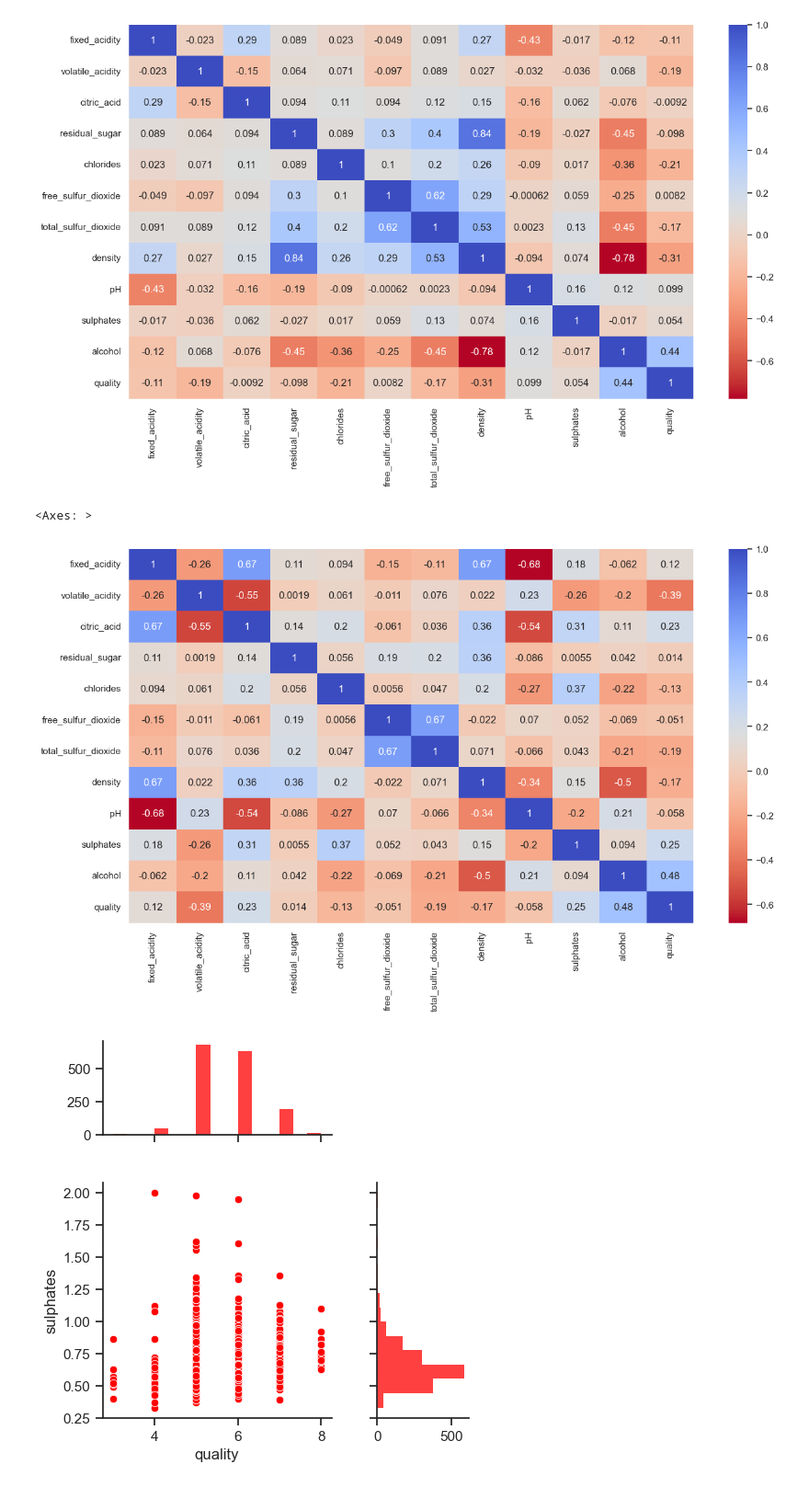
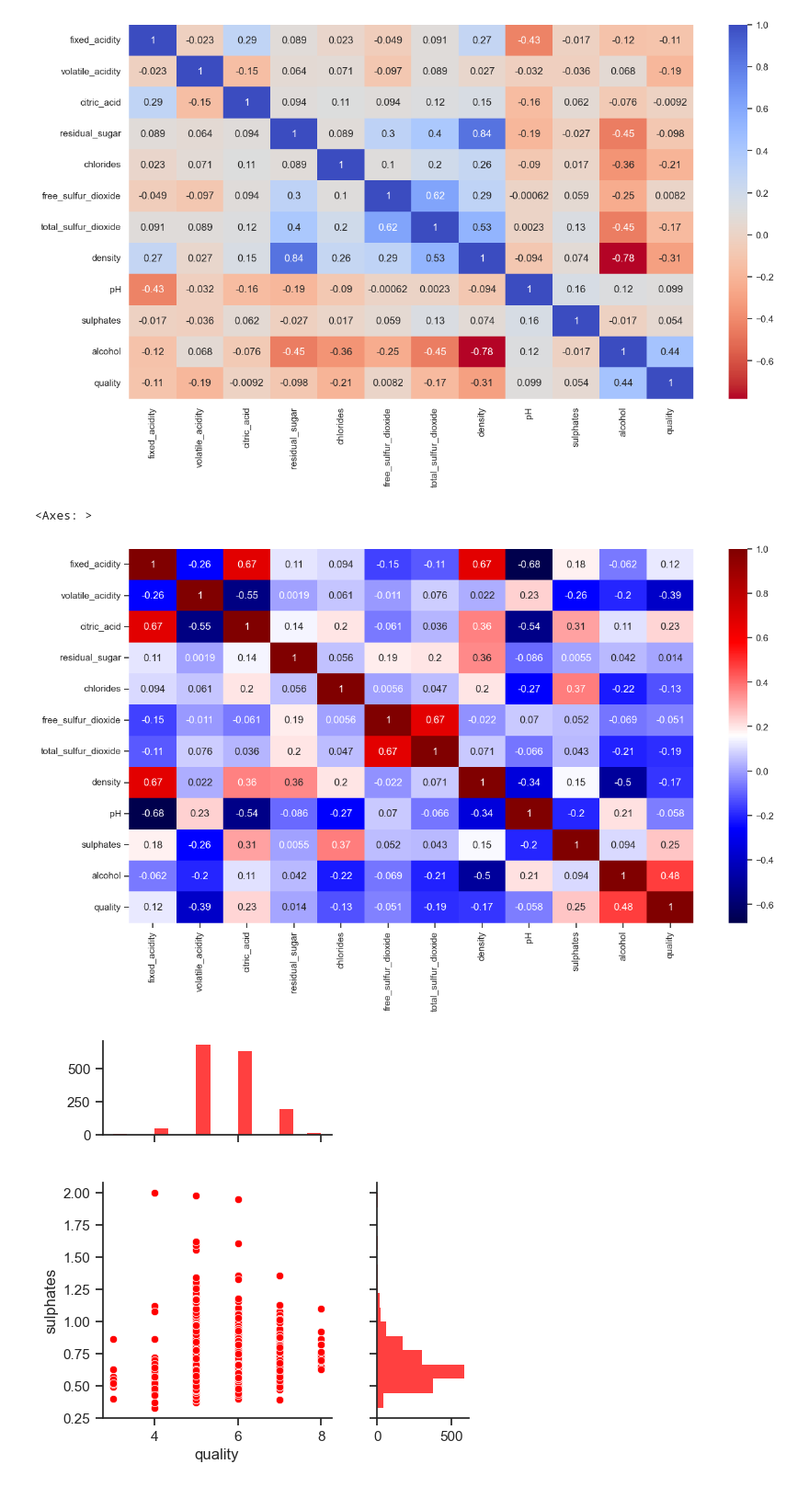
Before and after one commit to cdb8675309/Sprint-2, a Jupyter notebook: P2_S2.ipynb, the cells around one changed output. Shown at 92% size. Drawn from its saved outputs; the diff is of its cells as text; code cells hidden in the pictures.

```diff
--- a/P2_S2.ipynb
+++ b/P2_S2.ipynb
@@ -252,11 +252,11 @@ sns.heatmap(corr_whitewine, annot=True, cmap="coolwarm_r")
 # %%
 #working seaborn heatmap using .corr
 
 corr_redwine = red_wine.corr()
-sns.heatmap(corr_redwine, annot=True, cmap="coolwarm_r")
+sns.heatmap(corr_redwine, annot=True, cmap="seismic")
 # %% [output]
 <Axes: >
-[figure, old version]
+[figure, new version]
 # %%
 #incomplete jointplot, wip
 
```
Also changed, not shown: parts of 3 cells of this notebook.
